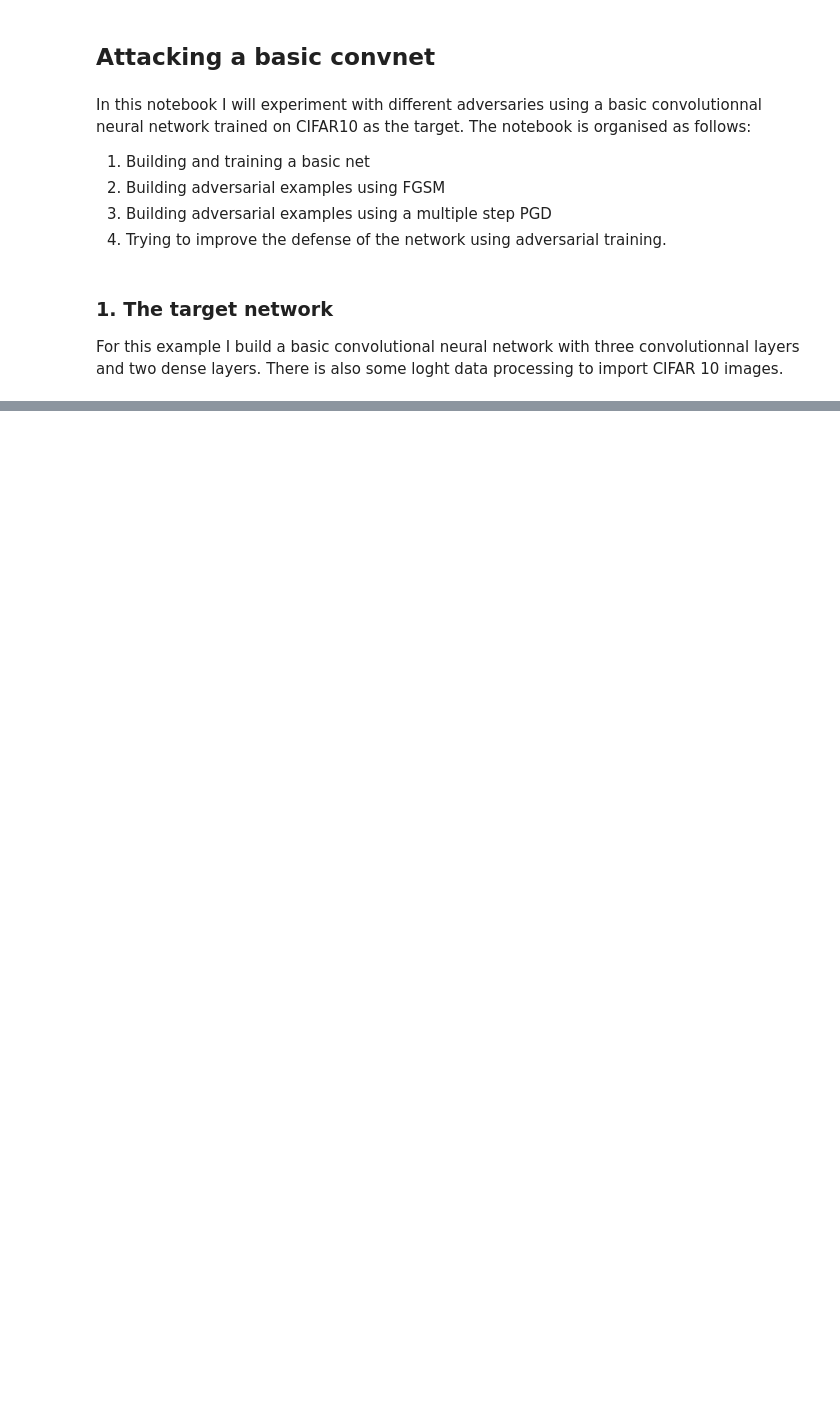
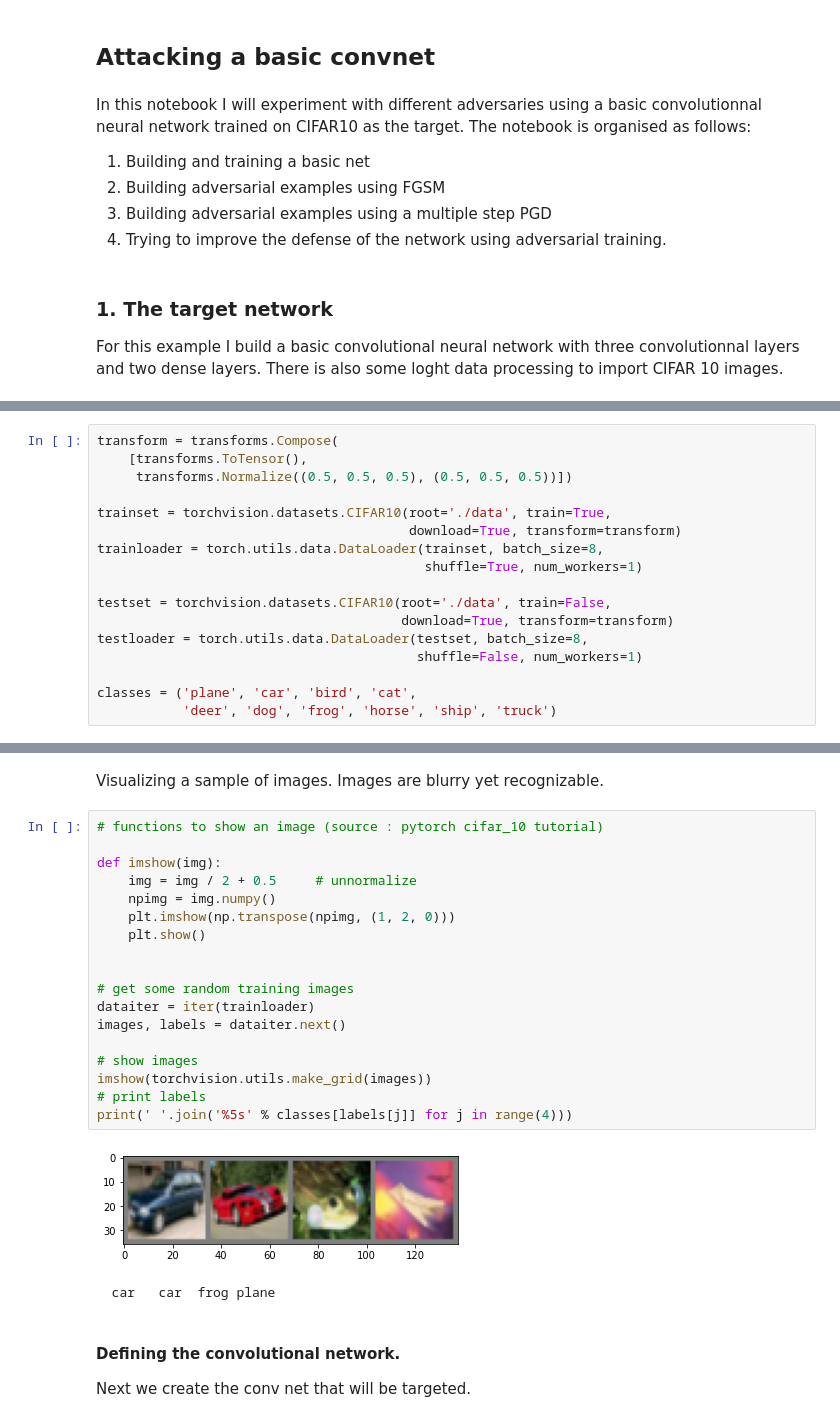
Before and after one commit to Geopalut/AdversarialML, a Jupyter notebook: basic_attacks.ipynb, the cells around one changed output, grey strips where cells are left out. Drawn from its saved outputs; the diff is of its cells as text; blank space fills up the shorter version.

```diff
--- a/basic_attacks.ipynb
+++ b/basic_attacks.ipynb
@@ -16,0 +30,17 @@ There is also some loght data processing to import CIFAR 10 images.
+# %%
+transform = transforms.Compose(
+    [transforms.ToTensor(),
+     transforms.Normalize((0.5, 0.5, 0.5), (0.5, 0.5, 0.5))])
+
+trainset = torchvision.datasets.CIFAR10(root='./data', train=True,
+                                        download=True, transform=transform)
+trainloader = torch.utils.data.DataLoader(trainset, batch_size=8,
+                                          shuffle=True, num_workers=1)
+
+testset = torchvision.datasets.CIFAR10(root='./data', train=False,
+                                       download=True, transform=transform)
+testloader = torch.utils.data.DataLoader(testset, batch_size=8,
+                                         shuffle=False, num_workers=1)
+
+classes = ('plane', 'car', 'bird', 'cat',
+           'deer', 'dog', 'frog', 'horse', 'ship', 'truck')
@@ -16,0 +61,28 @@ There is also some loght data processing to import CIFAR 10 images.
+# %% [markdown]
+Visualizing a sample of images.
+Images are blurry yet recognizable.
+# %%
+# functions to show an image (source : pytorch cifar_10 tutorial)
+
+def imshow(img):
+    img = img / 2 + 0.5     # unnormalize
+    npimg = img.numpy()
+    plt.imshow(np.transpose(npimg, (1, 2, 0)))
+    plt.show()
+
+
+# get some random training images
+dataiter = iter(trainloader)
+images, labels = dataiter.next()
+
+# show images
+imshow(torchvision.utils.make_grid(images))
+# print labels
+print(' '.join('%5s' % classes[labels[j]] for j in range(4)))
+# %% [output]
+[figure, added]
+  car   car  frog plane
+# %% [markdown]
+#### Defining the convolutional network.
+
+Next we create the conv net that will be targeted.
```
Also changed, not shown: parts of 16 cells of this notebook.
